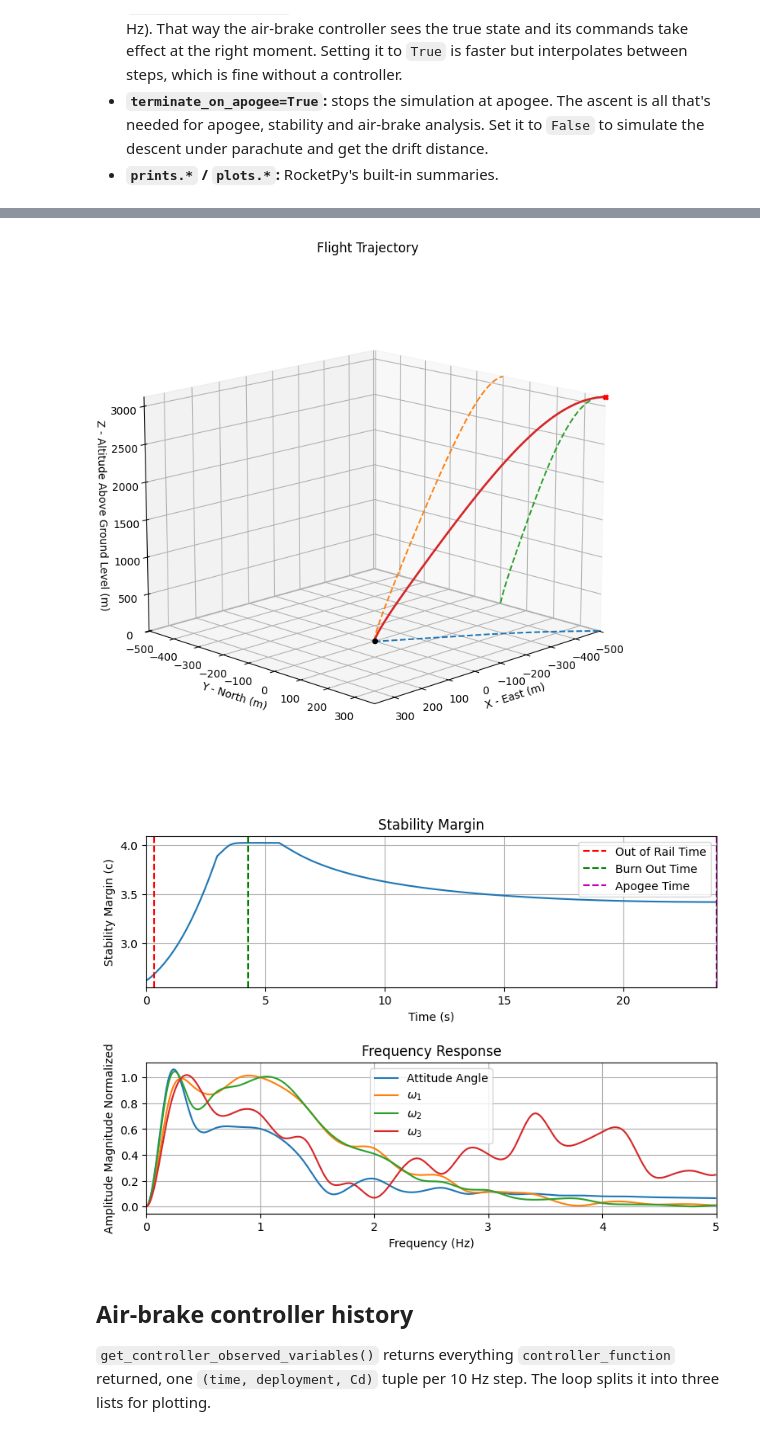
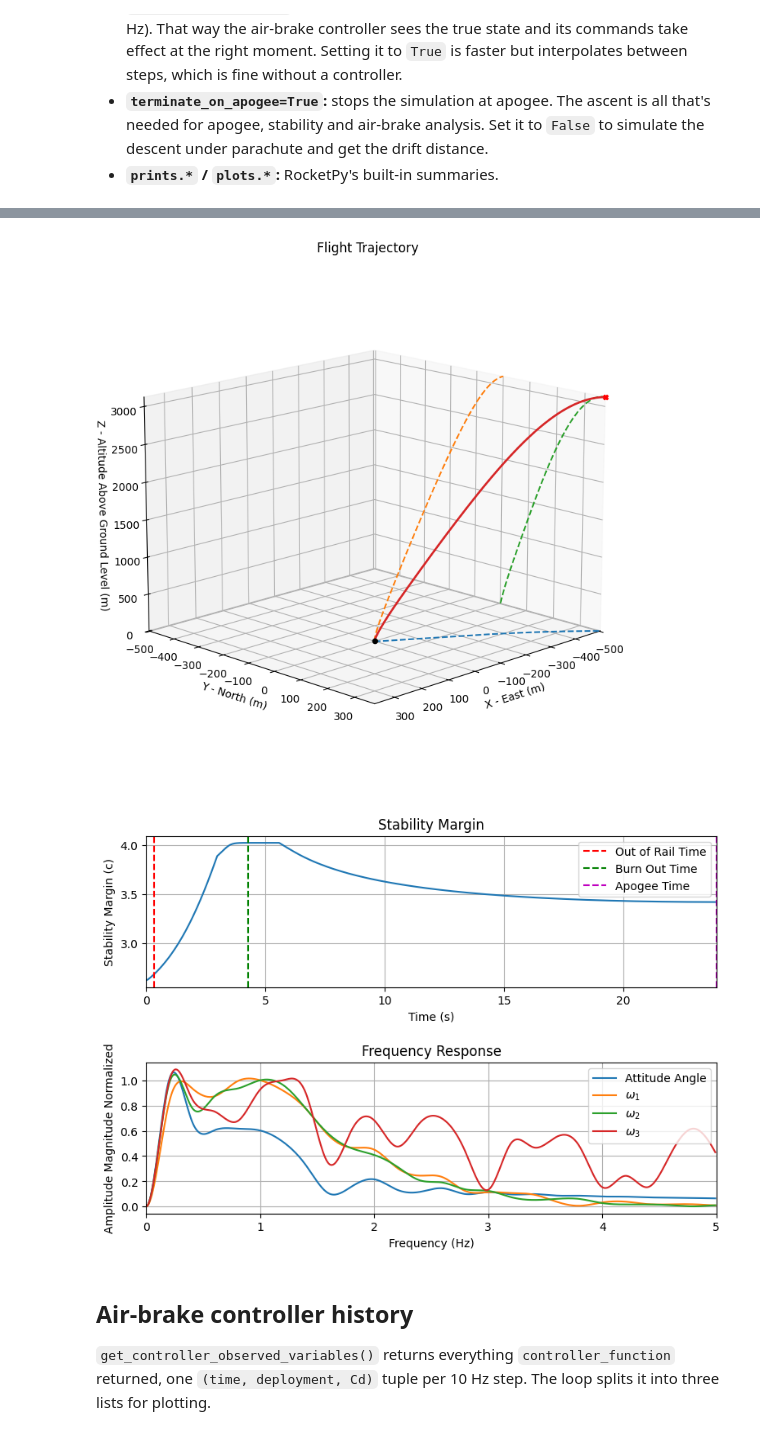
Before and after one commit to justingolus/MARS-26-27-RocketPy, a Jupyter notebook: RocketPy/Test_Flight_MoS.ipynb, the cells around one changed output, grey strips where cells are left out. Drawn from its saved outputs; the diff is of its cells as text; code cells hidden in the pictures.

Commit message:
Time Overshoot fixed

```diff
--- a/RocketPy/Test_Flight_MoS.ipynb
+++ b/RocketPy/Test_Flight_MoS.ipynb
@@ -44,20 +44,20 @@ Atmosphere: Forecast | Motor: M2500T | Liftoff mass: 28.276 kg
 - **`terminate_on_apogee=True`:** stops the simulation at apogee. The ascent is all that's needed for apogee, stability and air-brake analysis. Set it to `False` to simulate the descent under parachute and get the drift distance.
 - **`prints.*` / `plots.*`:** RocketPy's built-in summaries.
 # %%
-test_flight = Flight(
+test_flight1 = Flight(
     rocket=rocket,                  # from Method_of_Sections
     environment=env,                # from Environment_IREC_Launch_Site
     rail_length=RAIL_LENGTH,        # m
     inclination=INCLINATION,        # deg from horizontal
     heading=HEADING,                # deg from north
-    time_overshoot=False,           # step exactly on controller samples
+    time_overshoot=True,           # step exactly on controller samples
     terminate_on_apogee=True,       # ascent only
     )
 
-test_flight.prints.burn_out_conditions()       # altitude, speed and Mach at burnout
-test_flight.prints.apogee_conditions()         # apogee altitude, time and position
-test_flight.plots.trajectory_3d()              # 3D flight path
-test_flight.plots.stability_and_control_data() # RocketPy's stability margin + frequency response
+test_flight1.prints.burn_out_conditions()       # altitude, speed and Mach at burnout
+test_flight1.prints.apogee_conditions()         # apogee altitude, time and position
+test_flight1.plots.trajectory_3d()              # 3D flight path
+test_flight1.plots.stability_and_control_data() # RocketPy's stability margin + frequency response
 # %% [output]
 Burn out State
 
@@ -80,5 +80,5 @@ Apogee longitude: -102.0753447°
 [figure]
-[figure, old version]
+[figure, new version]
 # %% [markdown]
 ## Air-brake controller history
 `get_controller_observed_variables()` returns everything `controller_function` returned, one `(time, deployment, Cd)` tuple per 10 Hz step. The loop splits it into three lists for plotting.
```
Also changed, not shown: parts of 2 cells of this notebook, 1 other file.
